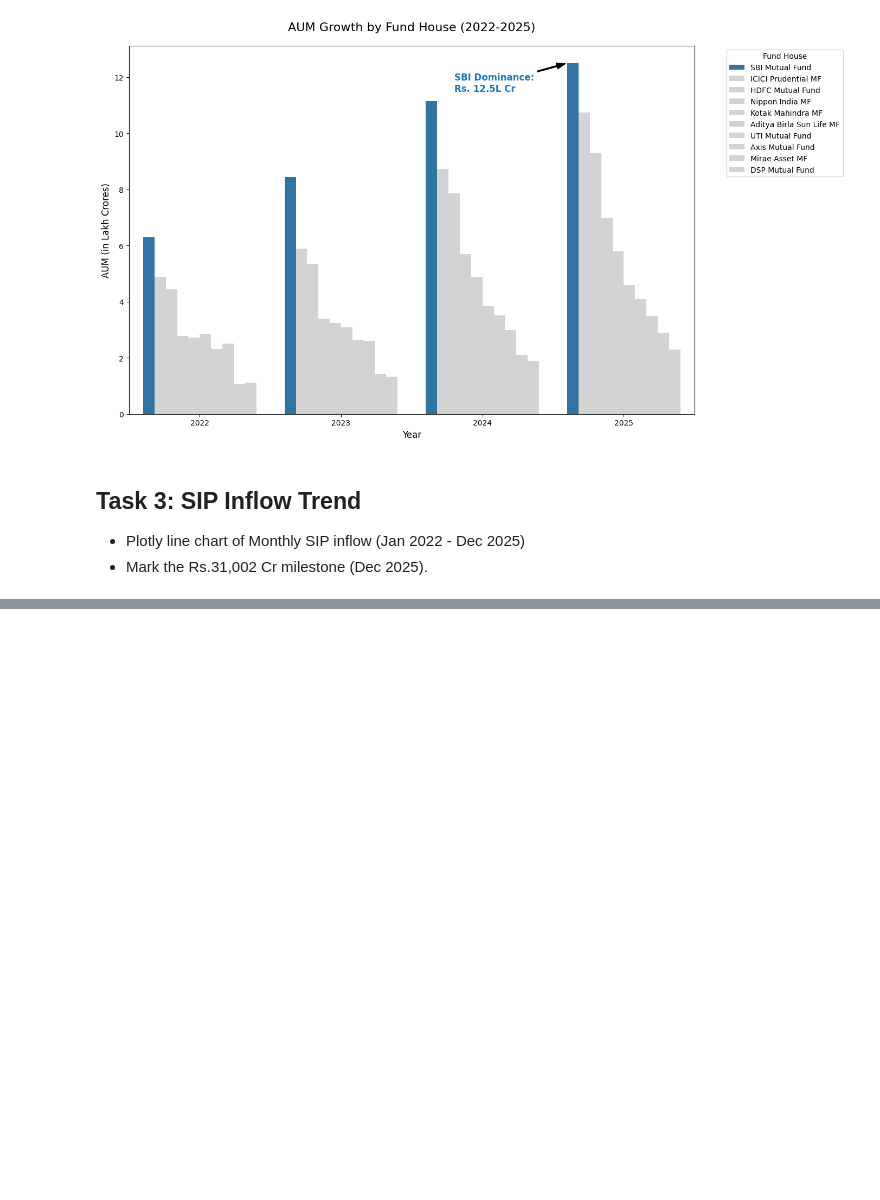
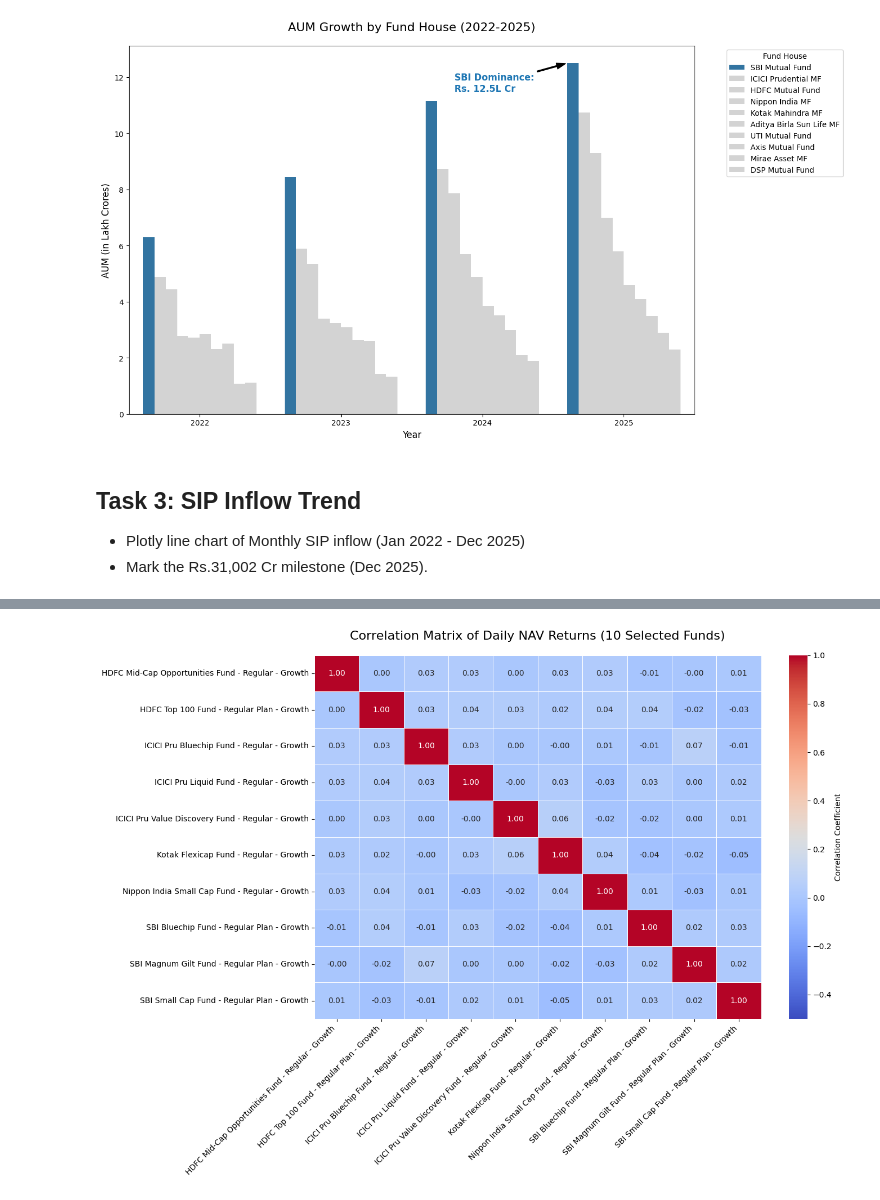
Before and after one commit to Nava-deep-18/Bluestock_capstone, a Jupyter notebook: notebooks/03_eda_analysis.ipynb, the cells around one changed output, grey strips where cells are left out. Drawn from its saved outputs; the diff is of its cells as text; code cells hidden in the pictures; blank space fills up the shorter version.

```diff
--- a/notebooks/03_eda_analysis.ipynb
+++ b/notebooks/03_eda_analysis.ipynb
@@ -224,0 +472,75 @@ fig_sip.show()
+# %%
+import pandas as pd
+import seaborn as sns
+import matplotlib.pyplot as plt
+from pathlib import Path
+
+# Robustly resolve project root
+project_root = Path.cwd()
+if project_root.name == 'notebooks':
+    project_root = project_root.parent
+
+nav_path = project_root / "data" / "processed" / "clean_nav.csv"
+fund_master_path = project_root / "data" / "processed" / "clean_fund_master.csv"
+
+nav_df = pd.read_csv(nav_path)
+fund_master_df = pd.read_csv(fund_master_path)
+
+nav_df['date'] = pd.to_datetime(nav_df['date'])
+nav_merged = pd.merge(nav_df, fund_master_df[['amfi_code', 'scheme_name']], on='amfi_code', how='left')
+
+# Select our 10 strategic funds
+selected_funds = [
+    'SBI Bluechip Fund - Regular Plan - Growth',
+    'HDFC Top 100 Fund - Regular Plan - Growth',
+    'ICICI Pru Bluechip Fund - Regular - Growth',
+    'SBI Small Cap Fund - Regular Plan - Growth',
+    'Nippon India Small Cap Fund - Regular - Growth',
+    'HDFC Mid-Cap Opportunities Fund - Regular - Growth',
+    'Kotak Flexicap Fund - Regular - Growth',
+    'ICICI Pru Value Discovery Fund - Regular - Growth',
+    'SBI Magnum Gilt Fund - Regular Plan - Growth',
+    'ICICI Pru Liquid Fund - Regular - Growth'
+]
+
+# Filter for the selected funds
+nav_10 = nav_merged[nav_merged['scheme_name'].isin(selected_funds)].copy()
+
+# Pivot so dates are index and scheme names are columns
+nav_pivot = nav_10.pivot(index='date', columns='scheme_name', values='nav')
+
+# Calculate daily percentage returns (and drop the first NaN row)
+returns = nav_pivot.pct_change().dropna()
+
+# Calculate the correlation matrix
+corr_matrix = returns.corr()
+
+# Draw the Heatmap
+plt.figure(figsize=(14, 10))
+sns.heatmap(
+    corr_matrix,
+    annot=True,
+    cmap='coolwarm',
+    vmin=-0.5,
+    vmax=1.0,
+    fmt=".2f",
+    linewidths=.5,
+    cbar_kws={'label': 'Correlation Coefficient'}
+)
+
+plt.title("Correlation Matrix of Daily NAV Returns (10 Selected Funds)", fontsize=16, pad=20)
+plt.xlabel("")
+plt.ylabel("")
+
+# Rotate x-axis labels slightly for better fit
+plt.xticks(rotation=45, ha='right')
+
+plt.tight_layout()
+
+# Save chart
+reports_dir = project_root / "reports"
+reports_dir.mkdir(exist_ok=True)
+plt.savefig(reports_dir / "correlation_matrix.png", dpi=300, bbox_inches='tight')
+plt.show()
+# %% [output]
+[figure, added]
```
Also changed, not shown: parts of 16 cells of this notebook, 13 other files.
